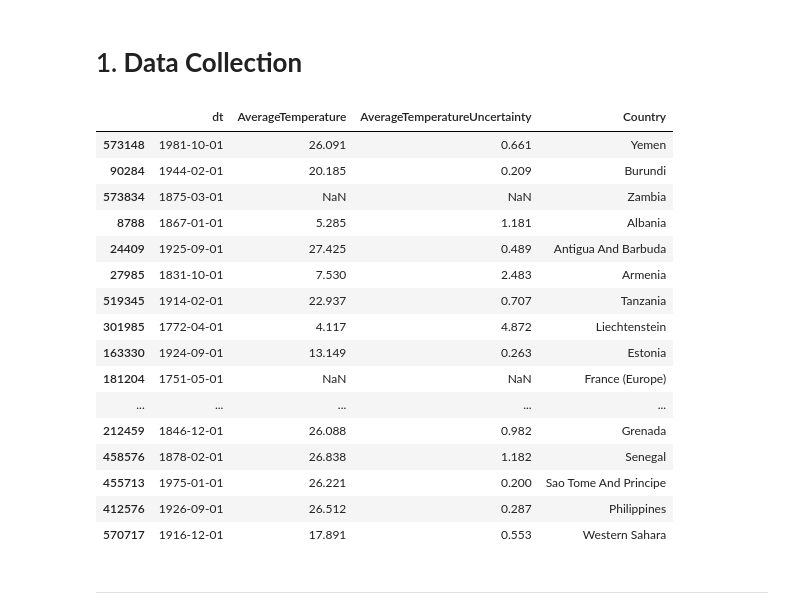
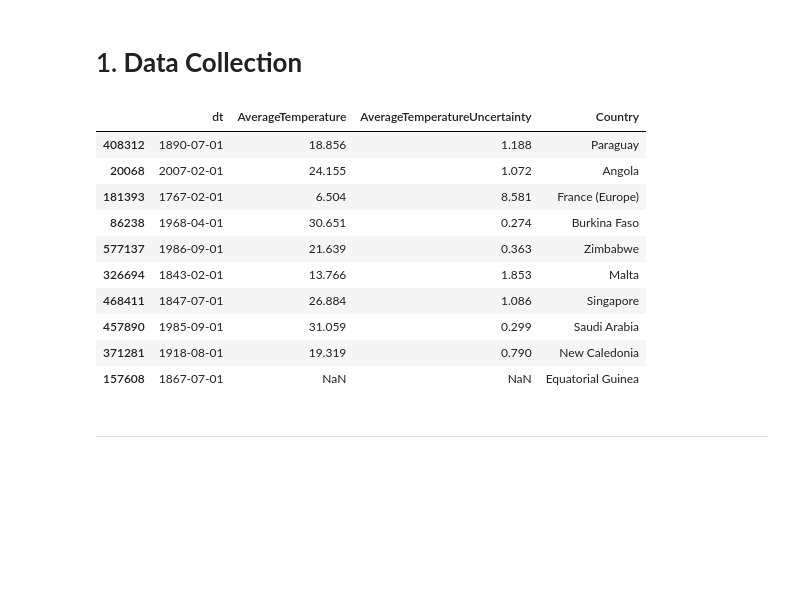
Before and after one commit to HassanZeb01/land_temperature_by_country, a Jupyter notebook: climate_temperature.ipynb, the cells around one changed output. Saved outputs shown, nothing was run; the diff lists cells and outputs as text; code cells hidden in the pictures; blank space fills up the shorter version.

```diff
--- a/climate_temperature.ipynb
+++ b/climate_temperature.ipynb
@@ -37,25 +35,19 @@ Archive:  climate-change-earth-surface-temperature-data.zip
 # 1. **Data Collection**
 # %%
 df = pd.read_csv('GlobalLandTemperaturesByCountry.csv')
-df.sample(20)
+df.sample(10)
 # %% [output]
 |  | dt | AverageTemperature | AverageTemperatureUncertainty | Country |
-| 573148 | 1981-10-01 | 26.091 | 0.661 | Yemen |
-| 90284 | 1944-02-01 | 20.185 | 0.209 | Burundi |
-| 573834 | 1875-03-01 | NaN | NaN | Zambia |
-| 8788 | 1867-01-01 | 5.285 | 1.181 | Albania |
-| 24409 | 1925-09-01 | 27.425 | 0.489 | Antigua And Barbuda |
-| 27985 | 1831-10-01 | 7.530 | 2.483 | Armenia |
-| 519345 | 1914-02-01 | 22.937 | 0.707 | Tanzania |
-| 301985 | 1772-04-01 | 4.117 | 4.872 | Liechtenstein |
-| 163330 | 1924-09-01 | 13.149 | 0.263 | Estonia |
-| 181204 | 1751-05-01 | NaN | NaN | France (Europe) |
-| ... | ... | ... | ... | ... |
-| 212459 | 1846-12-01 | 26.088 | 0.982 | Grenada |
-| 458576 | 1878-02-01 | 26.838 | 1.182 | Senegal |
-| 455713 | 1975-01-01 | 26.221 | 0.200 | Sao Tome And Principe |
-| 412576 | 1926-09-01 | 26.512 | 0.287 | Philippines |
-| 570717 | 1916-12-01 | 17.891 | 0.553 | Western Sahara |
+| 408312 | 1890-07-01 | 18.856 | 1.188 | Paraguay |
+| 20068 | 2007-02-01 | 24.155 | 1.072 | Angola |
+| 181393 | 1767-02-01 | 6.504 | 8.581 | France (Europe) |
+| 86238 | 1968-04-01 | 30.651 | 0.274 | Burkina Faso |
+| 577137 | 1986-09-01 | 21.639 | 0.363 | Zimbabwe |
+| 326694 | 1843-02-01 | 13.766 | 1.853 | Malta |
+| 468411 | 1847-07-01 | 26.884 | 1.086 | Singapore |
+| 457890 | 1985-09-01 | 31.059 | 0.299 | Saudi Arabia |
+| 371281 | 1918-08-01 | 19.319 | 0.790 | New Caledonia |
+| 157608 | 1867-07-01 | NaN | NaN | Equatorial Guinea |
 # %% [markdown]
 
 
```
Also changed, not shown: parts of 19 cells of this notebook.
